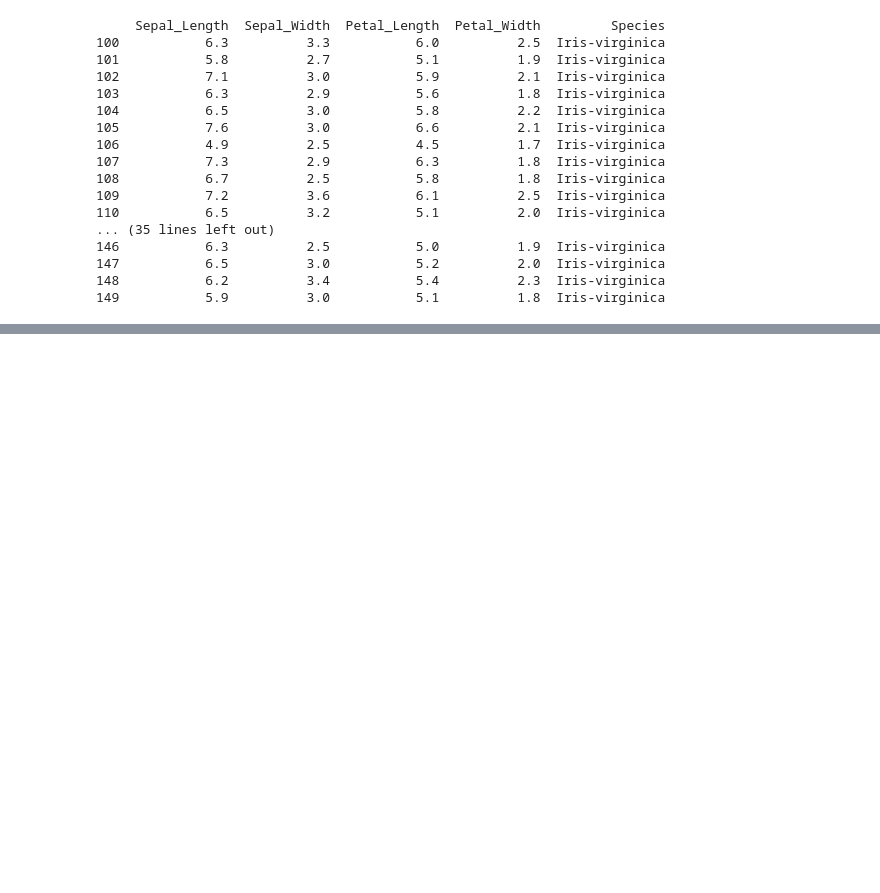
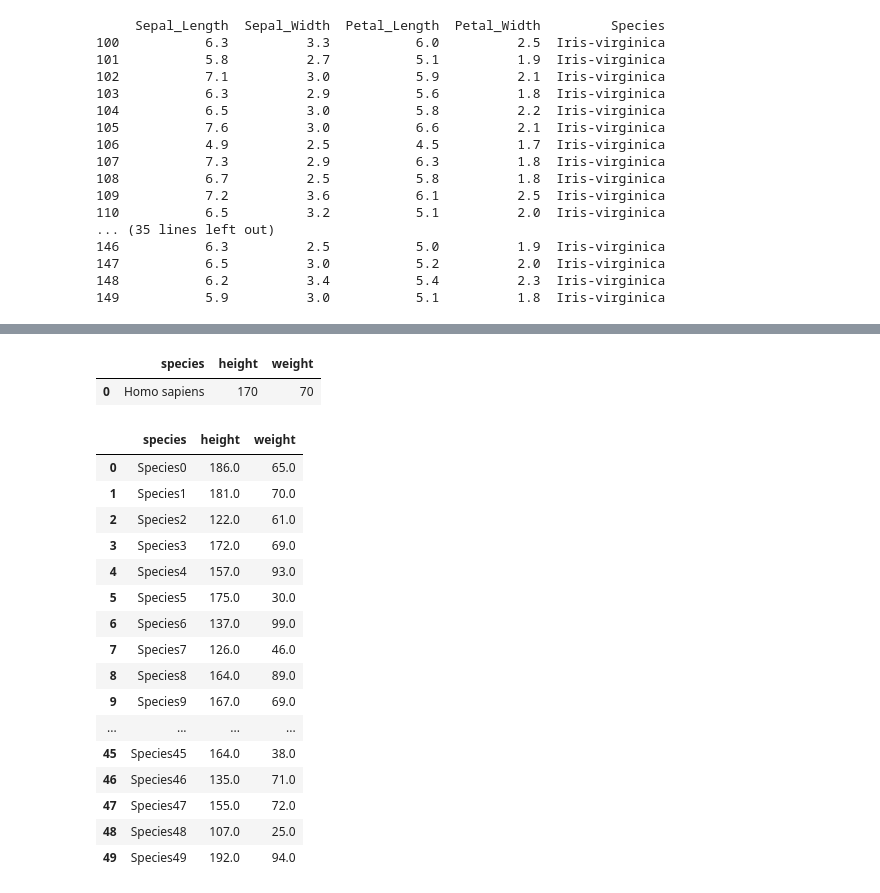
Before and after one commit to hhshanto/Bioimage-Analysis-and-Extended-Phenotyping, a Jupyter notebook: Exercise/Exercise 2.ipynb, the cells around one changed output, grey strips where cells are left out. Saved outputs shown, nothing was run; the diff lists cells and outputs as text; code cells hidden in the pictures; blank space fills up the shorter version.

```diff
--- a/Exercise/Exercise 2.ipynb
+++ b/Exercise/Exercise 2.ipynb
@@ -137,0 +190,31 @@ print(virginica_data)
+# %%
+df_new = pd.DataFrame(columns=['species', 'height', 'weight'])
+data = pd.DataFrame([['Homo sapiens', 170, 70]], columns=['species', 'height', 'weight'])
+df_new = pd.concat([df_new, data], ignore_index=True)
+df_new
+# %% [output]
+|  | species | height | weight |
+| 0 | Homo sapiens | 170 | 70 |
+# %%
+df2 = pd.DataFrame(np.nan, index=range(50), columns=['species', 'height', 'weight'])
+for i in range(50):
+    df2.loc[i] = ['Species' + str(i), np.random.randint(100, 200), np.random.randint(20, 100)]
+df2
+# %% [output]
+|  | species | height | weight |
+| 0 | Species0 | 186.0 | 65.0 |
+| 1 | Species1 | 181.0 | 70.0 |
+| 2 | Species2 | 122.0 | 61.0 |
+| 3 | Species3 | 172.0 | 69.0 |
+| 4 | Species4 | 157.0 | 93.0 |
+| 5 | Species5 | 175.0 | 30.0 |
+| 6 | Species6 | 137.0 | 99.0 |
+| 7 | Species7 | 126.0 | 46.0 |
+| 8 | Species8 | 164.0 | 89.0 |
+| 9 | Species9 | 167.0 | 69.0 |
+| ... | ... | ... | ... |
+| 45 | Species45 | 164.0 | 38.0 |
+| 46 | Species46 | 135.0 | 71.0 |
+| 47 | Species47 | 155.0 | 72.0 |
+| 48 | Species48 | 107.0 | 25.0 |
+| 49 | Species49 | 192.0 | 94.0 |
```
Also changed, not shown: parts of 12 cells of this notebook, 2 other files.
